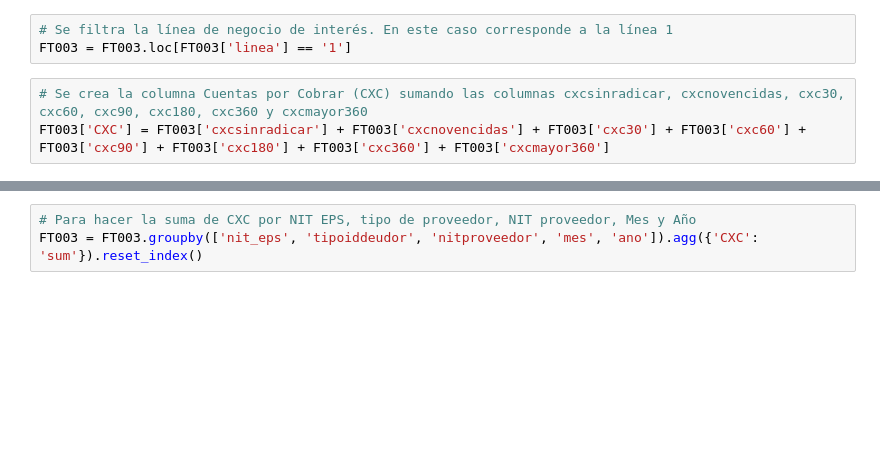
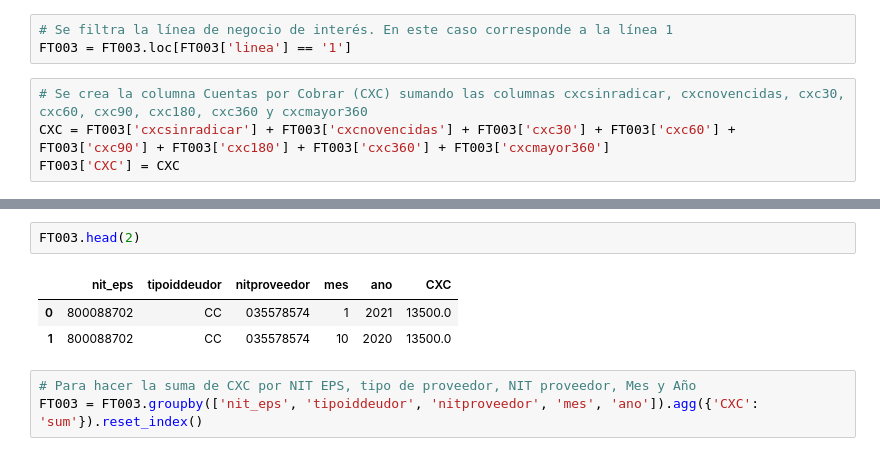
Before and after one commit to Miguelangelortizh/Data_cleaning, a Jupyter notebook: Supersalud_PAGO_V2.ipynb, the cells around one changed output, grey strips where cells are left out. Saved outputs shown, nothing was run; the diff lists cells and outputs as text; blank space fills up the shorter version.

```diff
--- a/Supersalud_PAGO_V2.ipynb
+++ b/Supersalud_PAGO_V2.ipynb
@@ -653,4 +653,5 @@ FT003[['cxcsinradicar', 'cxcnovencidas',
 FT003 = FT003.loc[FT003['linea'] == '1']
 # %%
 # Se crea la columna Cuentas por Cobrar (CXC) sumando las columnas cxcsinradicar, cxcnovencidas, cxc30, cxc60, cxc90, cxc180, cxc360 y cxcmayor360
-FT003['CXC'] = FT003['cxcsinradicar'] + FT003['cxcnovencidas'] + FT003['cxc30'] + FT003['cxc60'] + FT003['cxc90'] + FT003['cxc180'] + FT003['cxc360'] + FT003['cxcmayor360']
+CXC = FT003['cxcsinradicar'] + FT003['cxcnovencidas'] + FT003['cxc30'] + FT003['cxc60'] + FT003['cxc90'] + FT003['cxc180'] + FT003['cxc360'] + FT003['cxcmayor360']
+FT003['CXC'] = CXC
@@ -663,3 +689,9 @@ See the caveats in the documentation: https://pandas.pydata.org/pandas-docs/stab
+# %%
+FT003.head(2)
+# %% [output]
+|  | nit_eps | tipoiddeudor | nitproveedor | mes | ano | CXC |
+| 0 | 800088702 | CC | 035578574 | 1 | 2021 | 13500.0 |
+| 1 | 800088702 | CC | 035578574 | 10 | 2020 | 13500.0 |
 # %%
 # Para hacer la suma de CXC por NIT EPS, tipo de proveedor, NIT proveedor, Mes y Año
 FT003 = FT003.groupby(['nit_eps', 'tipoiddeudor', 'nitproveedor', 'mes', 'ano']).agg({'CXC': 'sum'}).reset_index()
```
Also changed, not shown: parts of 7 cells of this notebook.
